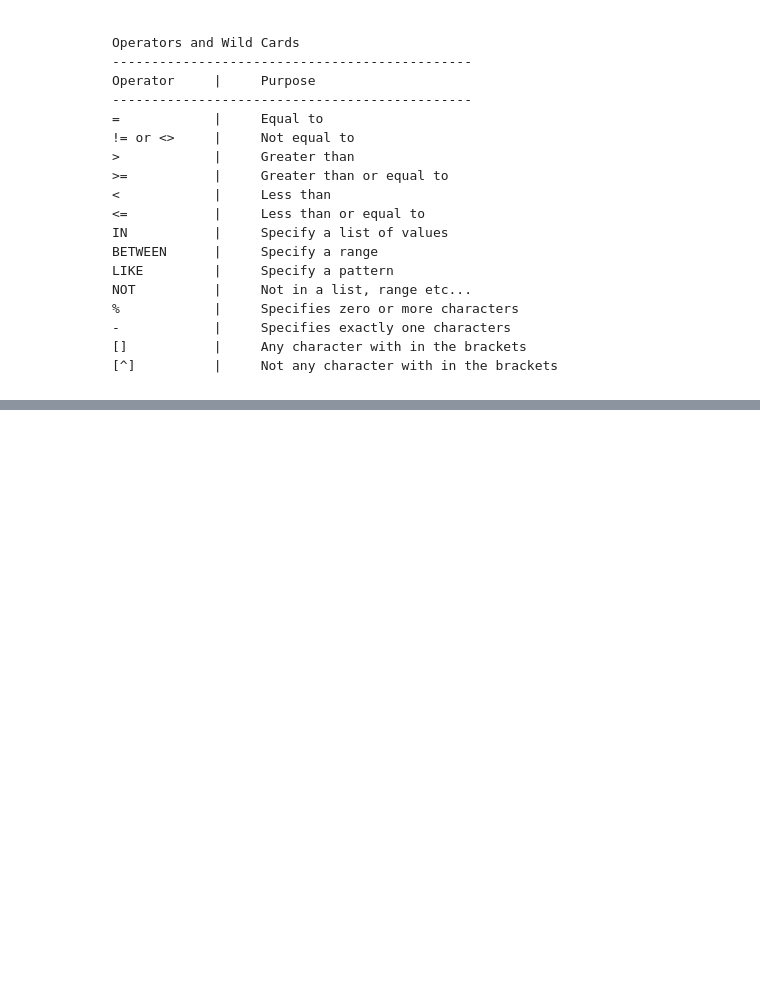
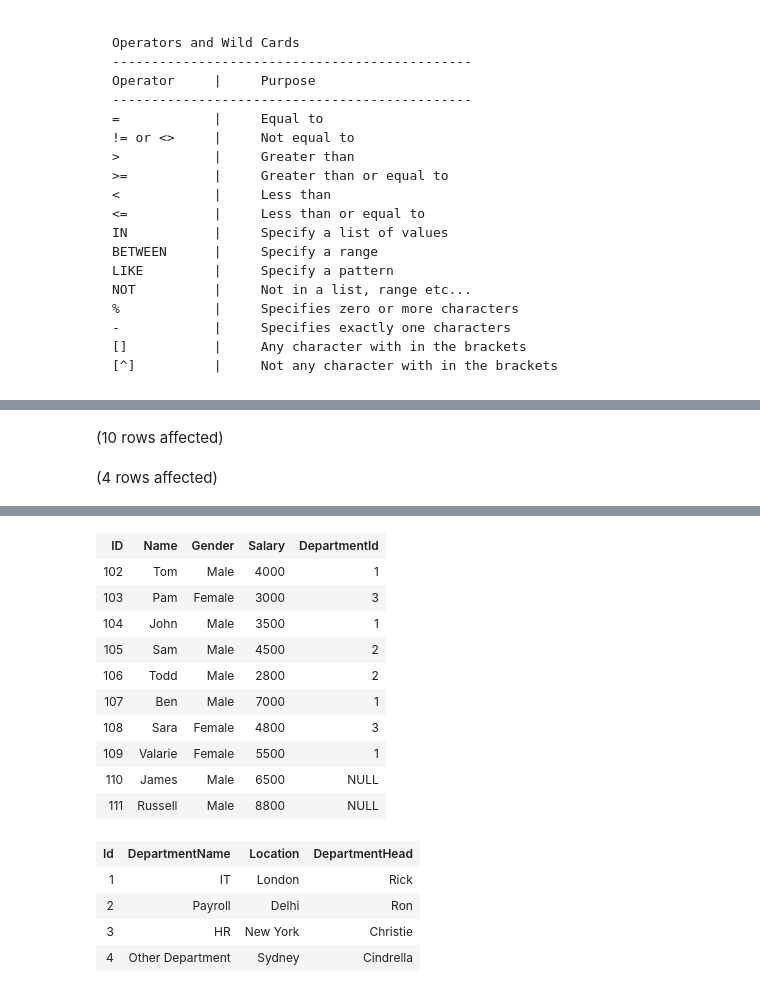
Before and after one commit to kanhaiya-bhayana-inc/Sql-server, a Jupyter notebook: SQl-server.ipynb, the cells around one changed output, grey strips where cells are left out. Drawn from its saved outputs; the diff is of its cells as text; code cells hidden in the pictures; blank space fills up the shorter version.

```diff
--- a/SQl-server.ipynb
+++ b/SQl-server.ipynb
@@ -217,0 +323,6 @@ SELECT TOP 1 * FROM tblPerson ORDER BY Age DESC;
+# %%
+SELECT * FROM tblEmployee1;
+SELECT * FROM tblDepartment;
+# %% [output]
+(10 rows affected)
+(4 rows affected)
@@ -217,0 +330,16 @@ SELECT TOP 1 * FROM tblPerson ORDER BY Age DESC;
+| ID | Name | Gender | Salary | DepartmentId |
+| 102 | Tom | Male | 4000 | 1 |
+| 103 | Pam | Female | 3000 | 3 |
+| 104 | John | Male | 3500 | 1 |
+| 105 | Sam | Male | 4500 | 2 |
+| 106 | Todd | Male | 2800 | 2 |
+| 107 | Ben | Male | 7000 | 1 |
+| 108 | Sara | Female | 4800 | 3 |
+| 109 | Valarie | Female | 5500 | 1 |
+| 110 | James | Male | 6500 | NULL |
+| 111 | Russell | Male | 8800 | NULL |
+| Id | DepartmentName | Location | DepartmentHead |
+| 1 | IT | London | Rick |
+| 2 | Payroll | Delhi | Ron |
+| 3 | HR | New York | Christie |
+| 4 | Other Department | Sydney | Cindrella |
```
Also changed, not shown: parts of 25 cells of this notebook.
